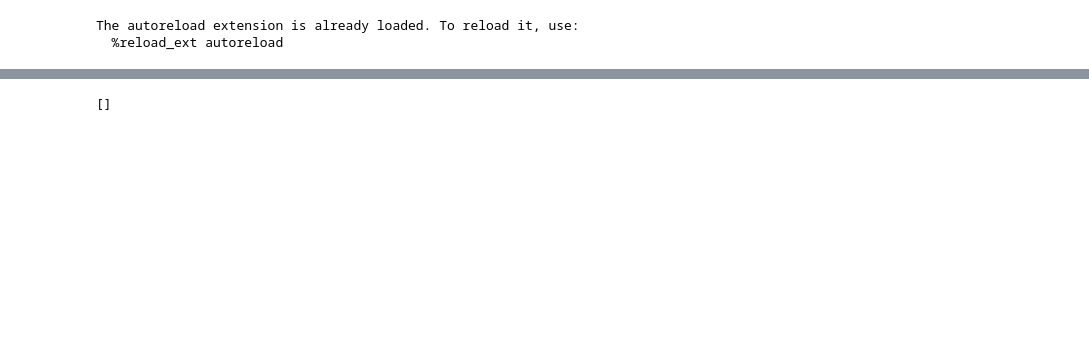
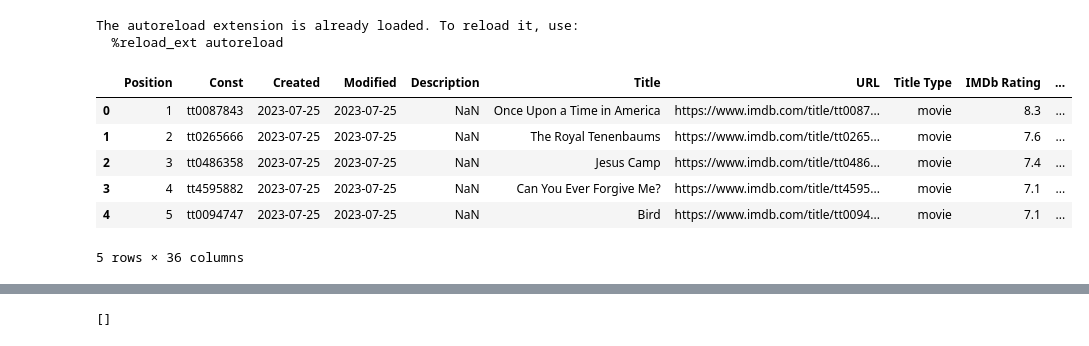
Before and after one commit to trygvels/filmster, a Jupyter notebook: filtrer_liste.ipynb, the cells around one changed output, grey strips where cells are left out. Cells and saved outputs as stored; diff of their text form; code cells hidden in the pictures; blank space fills up the shorter version.

```diff
--- a/filtrer_liste.ipynb
+++ b/filtrer_liste.ipynb
@@ -72,6 +72,30 @@ def get_tmdb_info(row, api_key):
         return description, poster_url, providers_stream, providers_buy
 
     return None, None, None, None
+# %%
+from pathlib import Path
+if Path("watchlist_filtered.parquet").exists():
+    df = pd.read_parquet("watchlist_filtered.parquet")
+else:
+    # read watchlist.csv into a pandas dataframe
+    df_raw = pd.read_csv('watchlist.csv')
+
+    # apply the get_tmdb_info function to the dataframe
+    df = df_raw.copy()
+    # Apply the function to each row of the dataframe
+    df[['description', 'thumbnail', 'streaming', 'buy']] = df.apply(lambda row: get_tmdb_info(row, API_KEY), axis=1, result_type='expand')
+
+    # save df to parquet
+    df.to_parquet('watchlist_filtered.parquet')
+df.head()
+# %% [output]
+|  | Position | Const | Created | Modified | Description | Title | URL | Title Type | IMDb Rating | ... |
+| 0 | 1 | tt0087843 | 2023-07-25 | 2023-07-25 | NaN | Once Upon a Time in America | https://www.imdb.com/title/tt0087... | movie | 8.3 | ... |
+| 1 | 2 | tt0265666 | 2023-07-25 | 2023-07-25 | NaN | The Royal Tenenbaums | https://www.imdb.com/title/tt0265... | movie | 7.6 | ... |
+| 2 | 3 | tt0486358 | 2023-07-25 | 2023-07-25 | NaN | Jesus Camp | https://www.imdb.com/title/tt0486... | movie | 7.4 | ... |
+| 3 | 4 | tt4595882 | 2023-07-25 | 2023-07-25 | NaN | Can You Ever Forgive Me? | https://www.imdb.com/title/tt4595... | movie | 7.1 | ... |
+| 4 | 5 | tt0094747 | 2023-07-25 | 2023-07-25 | NaN | Bird | https://www.imdb.com/title/tt0094... | movie | 7.1 | ... |
+5 rows × 36 columns
 # %%
 from pathlib import Path
 if Path("ratings_filtered.parquet").exists():
```
Also changed, not shown: 7 other files.
